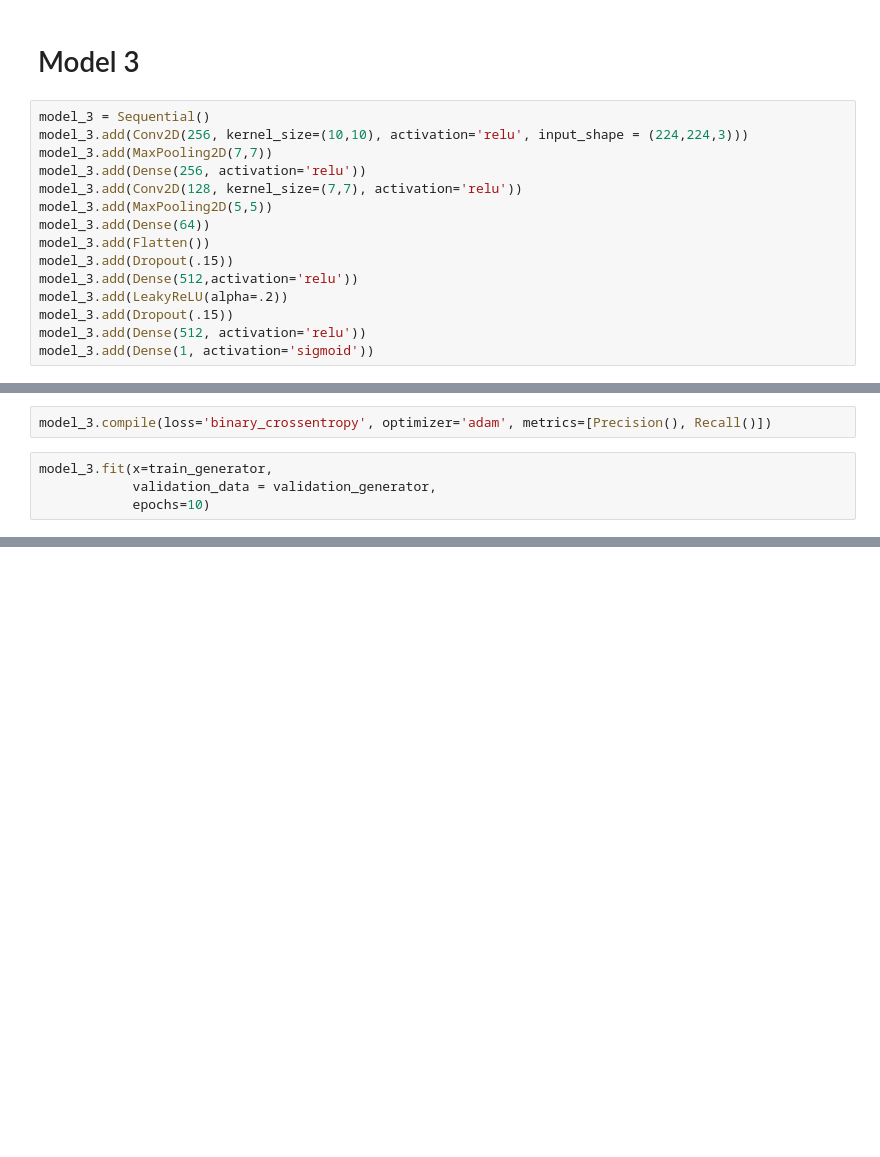
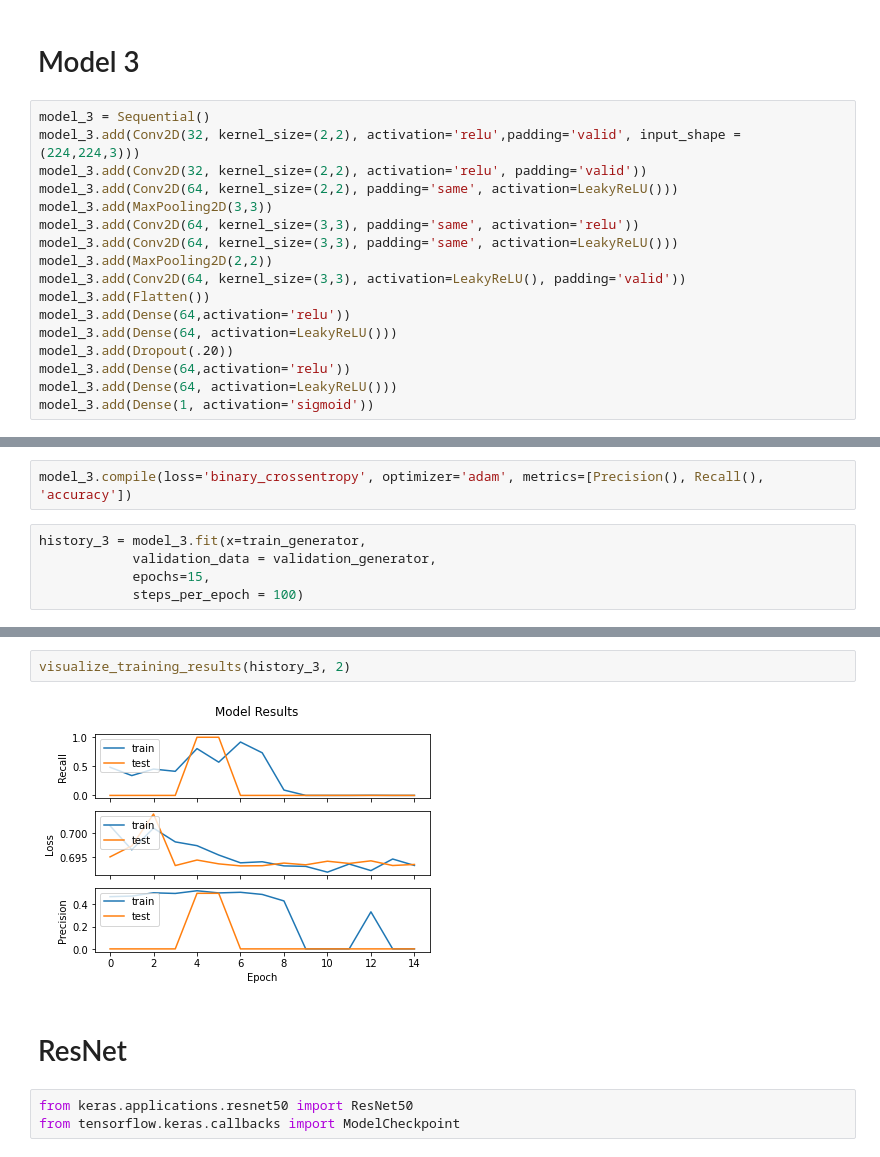
Before and after one commit to edgarbarr1/colon-cancer-cnn, a Jupyter notebook: colon_cancer_image.ipynb, the cells around one changed output, grey strips where cells are left out. Cells and saved outputs as stored; diff of their text form; blank space fills up the shorter version.

```diff
--- a/colon_cancer_image.ipynb
+++ b/colon_cancer_image.ipynb
@@ -420,18 +436,20 @@ KeyError: ignored
 # Model 3 #
 # %%
 model_3 = Sequential()
-model_3.add(Conv2D(256, kernel_size=(10,10), activation='relu', input_shape = (224,224,3)))
-model_3.add(MaxPooling2D(7,7))
-model_3.add(Dense(256, activation='relu'))
-model_3.add(Conv2D(128, kernel_size=(7,7), activation='relu'))
-model_3.add(MaxPooling2D(5,5))
-model_3.add(Dense(64))
+model_3.add(Conv2D(32, kernel_size=(2,2), activation='relu',padding='valid', input_shape = (224,224,3)))
+model_3.add(Conv2D(32, kernel_size=(2,2), activation='relu', padding='valid'))
+model_3.add(Conv2D(64, kernel_size=(2,2), padding='same', activation=LeakyReLU()))
+model_3.add(MaxPooling2D(3,3))
+model_3.add(Conv2D(64, kernel_size=(3,3), padding='same', activation='relu'))
+model_3.add(Conv2D(64, kernel_size=(3,3), padding='same', activation=LeakyReLU()))
+model_3.add(MaxPooling2D(2,2))
+model_3.add(Conv2D(64, kernel_size=(3,3), activation=LeakyReLU(), padding='valid'))
 model_3.add(Flatten())
-model_3.add(Dropout(.15))
-model_3.add(Dense(512,activation='relu'))
-model_3.add(LeakyReLU(alpha=.2))
-model_3.add(Dropout(.15))
-model_3.add(Dense(512, activation='relu'))
+model_3.add(Dense(64,activation='relu'))
+model_3.add(Dense(64, activation=LeakyReLU()))
+model_3.add(Dropout(.20))
+model_3.add(Dense(64,activation='relu'))
+model_3.add(Dense(64, activation=LeakyReLU()))
 model_3.add(Dense(1, activation='sigmoid'))
 # %%
 model_3.summary()
@@ -454,9 +472,10 @@ Trainable params: 2,544,833
 Non-trainable params: 0
 _________________________________________________________________
 # %%
-model_3.compile(loss='binary_crossentropy', optimizer='adam', metrics=[Precision(), Recall()])
+model_3.compile(loss='binary_crossentropy', optimizer='adam', metrics=[Precision(), Recall(), 'accuracy'])
 # %%
-model_3.fit(x=train_generator,
+history_3 = model_3.fit(x=train_generator,
             validation_data = validation_generator,
-            epochs=10)
+            epochs=15,
+            steps_per_epoch = 100)
 # %% [output]
@@ -485,0 +517,9 @@ As per the documentation of the dataset it appears that the images in the zenodo
+# %%
+visualize_training_results(history_3, 2)
+# %% [output]
+[figure, added]
+# %% [markdown]
+# ResNet
+# %%
+from keras.applications.resnet50 import ResNet50
+from tensorflow.keras.callbacks import ModelCheckpoint
```
Also changed, not shown: parts of 54 cells of this notebook.
